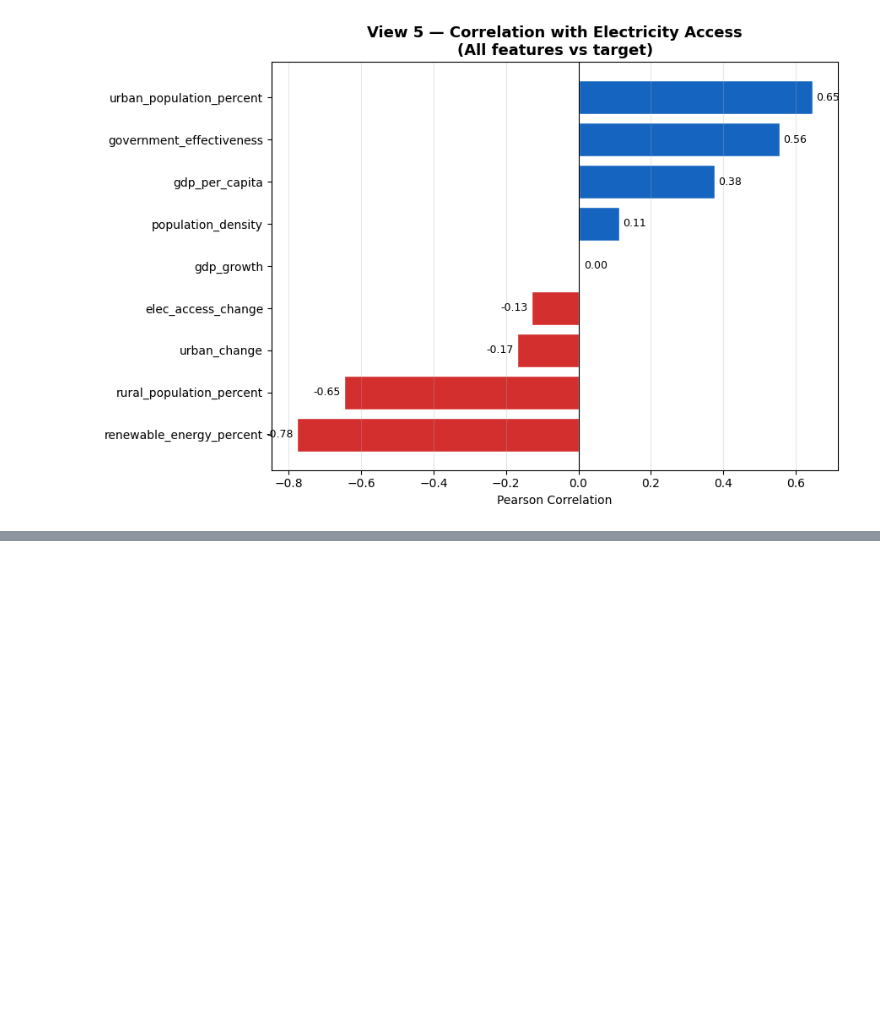
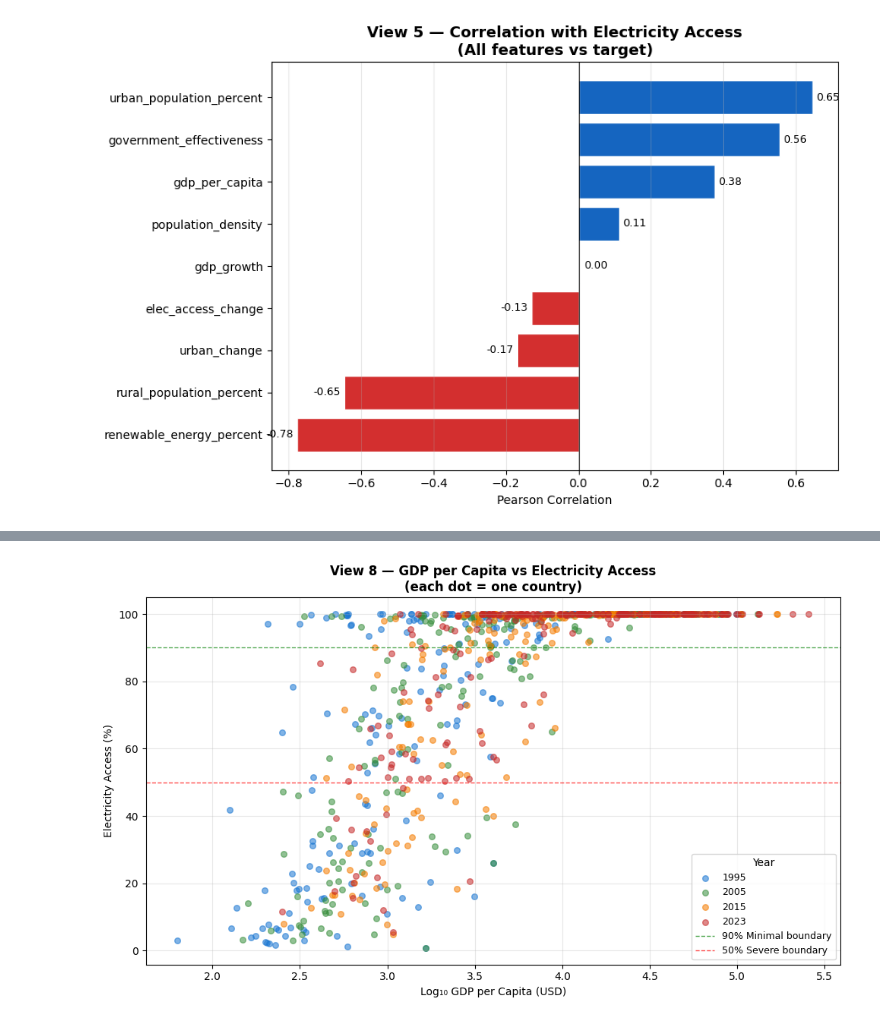
Before and after one commit to npydipati/CAP5771_npydipati, a Jupyter notebook: data_visualization_static.ipynb, the cells around one changed output, grey strips where cells are left out. Saved outputs shown, nothing was run; the diff lists cells and outputs as text; code cells hidden in the pictures; blank space fills up the shorter version.

```diff
--- a/data_visualization_static.ipynb
+++ b/data_visualization_static.ipynb
@@ -321,0 +430,28 @@ plt.show()
+# %%
+# View 8: GDP per Capita vs Electricity Access — Scatter Plot with Boundaries
+fig, ax = plt.subplots(figsize=(10, 6))
+ax.set_title("View 8 — GDP per Capita vs Electricity Access\n(each dot = one country)",
+             fontsize=12, fontweight='bold')
+
+years_to_show = [1995, 2005, 2015, 2023]
+palette       = ['#1976D2', '#388E3C', '#F57C00', '#C62828']
+
+for yr, col in zip(years_to_show, palette):
+    sub = df[df['year'] == yr].dropna(
+        subset=['gdp_per_capita', 'electricity_access'])
+    ax.scatter(np.log10(sub['gdp_per_capita'] + 1),
+               sub['electricity_access'],
+               alpha=0.55, s=30, color=col, label=str(int(yr)))
+
+ax.axhline(90, color='green', linestyle='--',
+           linewidth=1, alpha=0.7, label='90% Minimal boundary')
+ax.axhline(50, color='red', linestyle='--',
+           linewidth=1, alpha=0.7, label='50% Severe boundary')
+ax.set_xlabel("Log₁₀ GDP per Capita (USD)")
+ax.set_ylabel("Electricity Access (%)")
+ax.legend(title="Year", fontsize=9)
+ax.grid(True, alpha=0.3)
+plt.tight_layout()
+plt.show()
+# %% [output]
+[figure, added]
```
Also changed, not shown: parts of 16 cells of this notebook.
